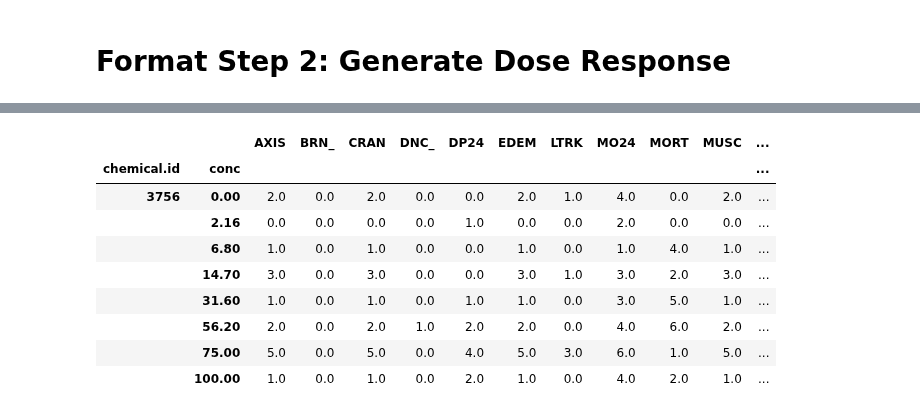
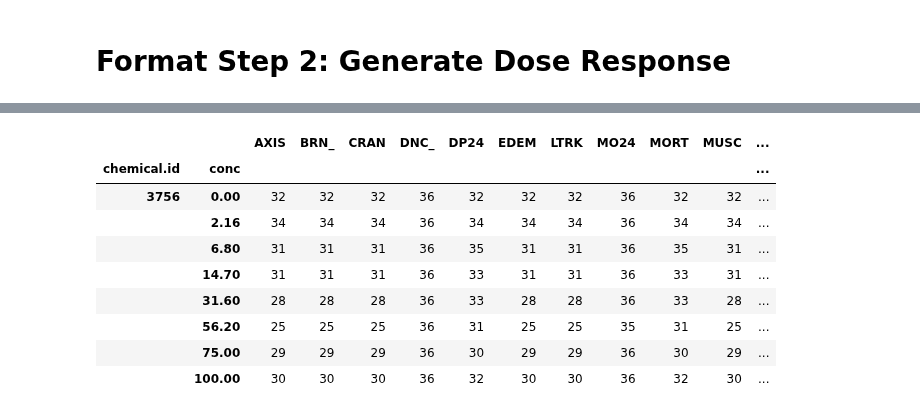
Before and after one commit to PNNL-CompBio/srpAnalytics, a Jupyter notebook: zfBmd/zfbmd.ipynb, the cells around one changed output, grey strips where cells are left out. Drawn from its saved outputs; the diff is of its cells as text; code cells hidden in the pictures.

```diff
--- a/zfBmd/zfbmd.ipynb
+++ b/zfBmd/zfbmd.ipynb
@@ -394,17 +390,17 @@ for x in ['AXIS', 'BRN_', 'CRAN', 'DNC_', 'DP24', 'EDEM', 'LTRK', 'MO24', 'MORT'
     #print(x)
     #print(num_neg_ctrl_hits > 0.5*num_nonnan_wells_ctrl)
 # %%
-num_affected = pivot_wider.drop("plate.id", 1).groupby(by = ["chemical.id", "conc"]).sum()
-num_affected
+num_embryos = pivot_wider.drop(["plate.id", "well"], 1).groupby(by = ["chemical.id", "conc"], dropna = True).count()
+num_embryos
 # %% [output]
 |  |  | AXIS | BRN_ | CRAN | DNC_ | DP24 | EDEM | LTRK | MO24 | MORT | MUSC | ... |
 | chemical.id | conc |  |  |  |  |  |  |  |  |  |  | ... |
-| 3756 | 0.00 | 2.0 | 0.0 | 2.0 | 0.0 | 0.0 | 2.0 | 1.0 | 4.0 | 0.0 | 2.0 | ... |
-|  | 2.16 | 0.0 | 0.0 | 0.0 | 0.0 | 1.0 | 0.0 | 0.0 | 2.0 | 0.0 | 0.0 | ... |
-|  | 6.80 | 1.0 | 0.0 | 1.0 | 0.0 | 0.0 | 1.0 | 0.0 | 1.0 | 4.0 | 1.0 | ... |
-|  | 14.70 | 3.0 | 0.0 | 3.0 | 0.0 | 0.0 | 3.0 | 1.0 | 3.0 | 2.0 | 3.0 | ... |
-|  | 31.60 | 1.0 | 0.0 | 1.0 | 0.0 | 1.0 | 1.0 | 0.0 | 3.0 | 5.0 | 1.0 | ... |
-|  | 56.20 | 2.0 | 0.0 | 2.0 | 1.0 | 2.0 | 2.0 | 0.0 | 4.0 | 6.0 | 2.0 | ... |
-|  | 75.00 | 5.0 | 0.0 | 5.0 | 0.0 | 4.0 | 5.0 | 3.0 | 6.0 | 1.0 | 5.0 | ... |
-|  | 100.00 | 1.0 | 0.0 | 1.0 | 0.0 | 2.0 | 1.0 | 0.0 | 4.0 | 2.0 | 1.0 | ... |
+| 3756 | 0.00 | 32 | 32 | 32 | 36 | 32 | 32 | 32 | 36 | 32 | 32 | ... |
+|  | 2.16 | 34 | 34 | 34 | 36 | 34 | 34 | 34 | 36 | 34 | 34 | ... |
+|  | 6.80 | 31 | 31 | 31 | 36 | 35 | 31 | 31 | 36 | 35 | 31 | ... |
+|  | 14.70 | 31 | 31 | 31 | 36 | 33 | 31 | 31 | 36 | 33 | 31 | ... |
+|  | 31.60 | 28 | 28 | 28 | 36 | 33 | 28 | 28 | 36 | 33 | 28 | ... |
+|  | 56.20 | 25 | 25 | 25 | 36 | 31 | 25 | 25 | 35 | 31 | 25 | ... |
+|  | 75.00 | 29 | 29 | 29 | 36 | 30 | 29 | 29 | 36 | 30 | 29 | ... |
+|  | 100.00 | 30 | 30 | 30 | 36 | 32 | 30 | 30 | 36 | 32 | 30 | ... |
 # %%
```
Also changed, not shown: parts of 6 cells of this notebook, 2 other files.
